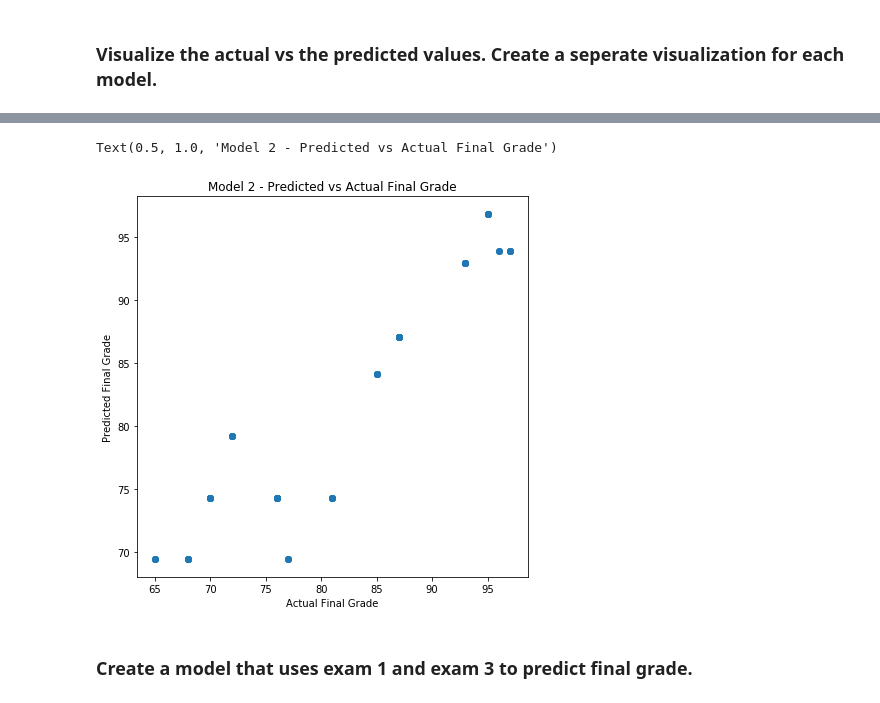
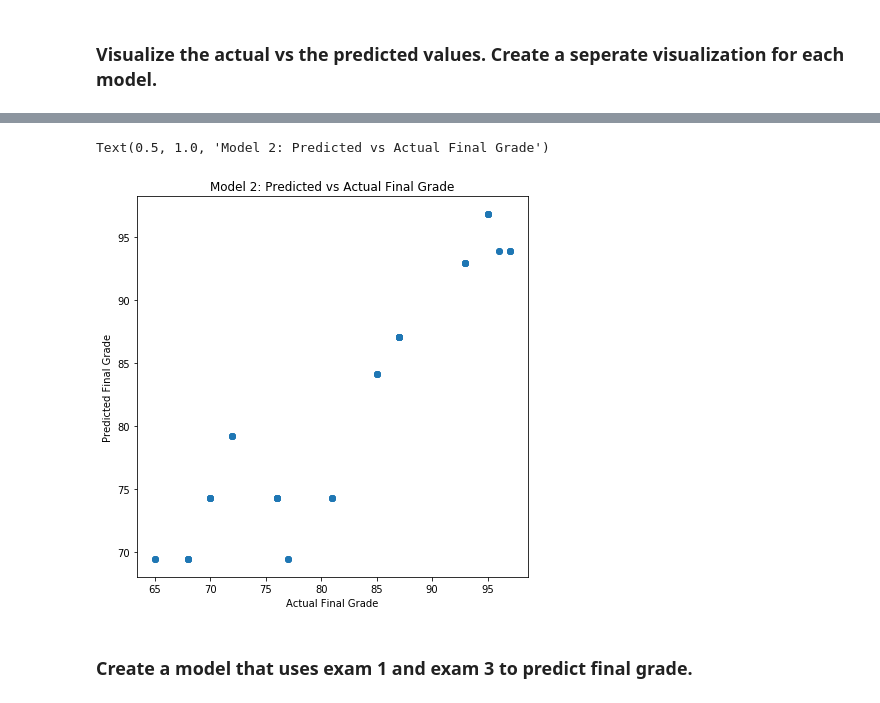
Before and after one commit to SamuelD-Data/regression-exercises, a Jupyter notebook: model.ipynb, the cells around one changed output, grey strips where cells are left out. Drawn from its saved outputs; the diff is of its cells as text; code cells hidden in the pictures.

```diff
--- a/model.ipynb
+++ b/model.ipynb
@@ -177,18 +183,20 @@ Text(0.5, 1.0, 'Model 1 - Predicted vs Actual Final Grade')
 # %%
+# Model 2 Predicted Values Visualization
+
 # setting figure size
 plt.figure(figsize=(7, 7))
 
 # specifying scatterplot, x = actual, y = model 2 prediction,
 plt.scatter(y_train_m2.final_grade, y_train_m2.yhat_lm_m2)
 
 # setting labels for x and y axis
 plt.ylabel('Predicted Final Grade')
 plt.xlabel('Actual Final Grade')
 
 # setting title
-plt.title('Model 2 - Predicted vs Actual Final Grade')
+plt.title('Model 2: Predicted vs Actual Final Grade')
 # %% [output]
-Text(0.5, 1.0, 'Model 2 - Predicted vs Actual Final Grade')
+Text(0.5, 1.0, 'Model 2: Predicted vs Actual Final Grade')
-[figure, old version]
+[figure, new version]
 # %% [markdown]
 ### Create a model that uses exam 1 and exam 3 to predict final grade.
```
Also changed, not shown: parts of 18 cells of this notebook.
